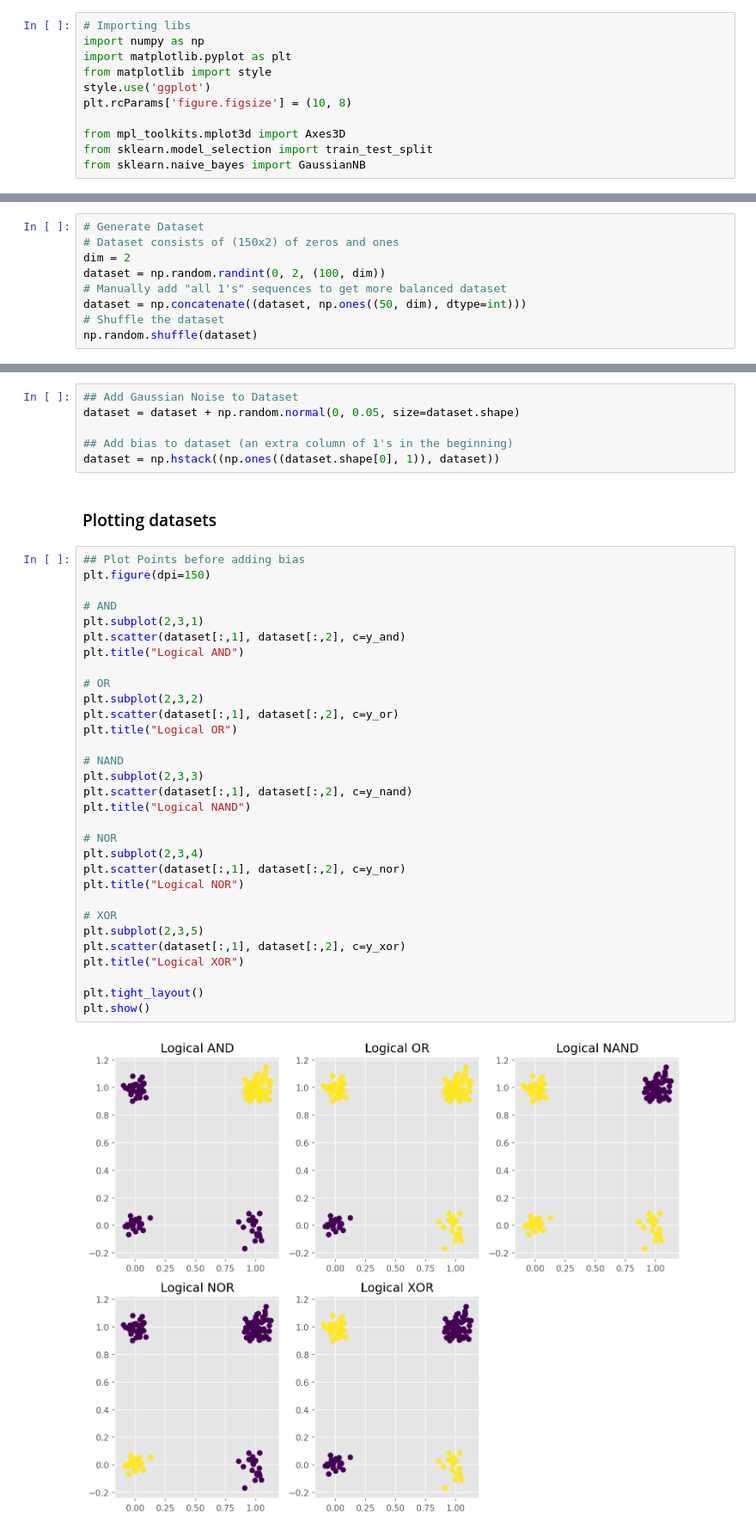
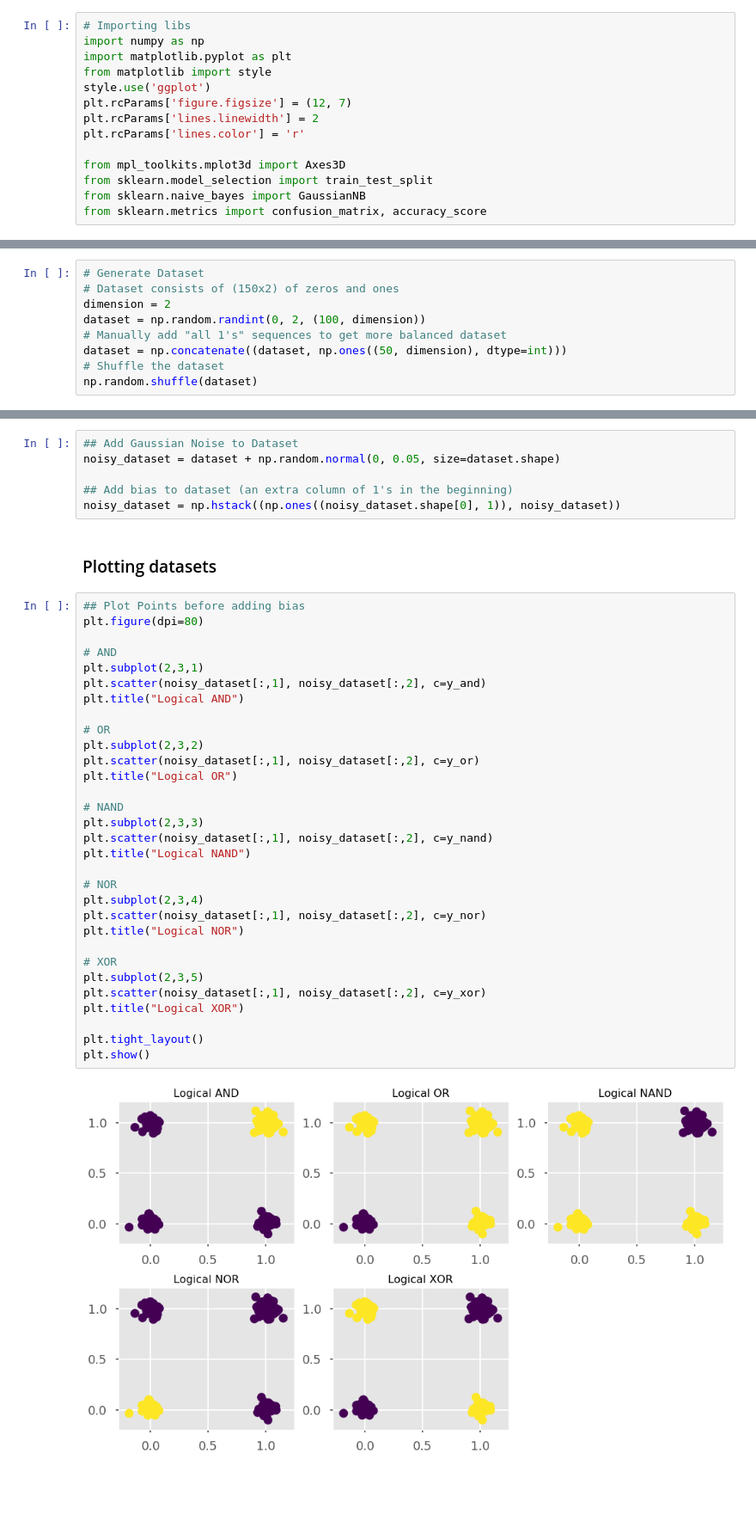
Before and after one commit to naivomah3/ml-deep-learning, a Jupyter notebook: 11-ann-perceptron/perceptron-learning.ipynb, the cells around one changed output, grey strips where cells are left out. Shown: that part at 86% size. Cells and saved outputs as stored; diff of their text form; blank space fills up the shorter version.

```diff
--- a/11-ann-perceptron/perceptron-learning.ipynb
+++ b/11-ann-perceptron/perceptron-learning.ipynb
@@ -7,11 +8,14 @@ import numpy as np
 import matplotlib.pyplot as plt
 from matplotlib import style
 style.use('ggplot')
-plt.rcParams['figure.figsize'] = (10, 8)
+plt.rcParams['figure.figsize'] = (12, 7)
+plt.rcParams['lines.linewidth'] = 2
+plt.rcParams['lines.color'] = 'r'
 
 from mpl_toolkits.mplot3d import Axes3D
 from sklearn.model_selection import train_test_split
 from sklearn.naive_bayes import GaussianNB
+from sklearn.metrics import confusion_matrix, accuracy_score
 # %% [markdown]
 ### Define logic Gates functions
 # %%
@@ -49,10 +54,10 @@ def hardlim(x_input, weight):
 # %%
 # Generate Dataset
 # Dataset consists of (150x2) of zeros and ones
-dim = 2
-dataset = np.random.randint(0, 2, (100, dim))
+dimension = 2
+dataset = np.random.randint(0, 2, (100, dimension))
 # Manually add "all 1's" sequences to get more balanced dataset
-dataset = np.concatenate((dataset, np.ones((50, dim), dtype=int)))
+dataset = np.concatenate((dataset, np.ones((50, dimension), dtype=int)))
 # Shuffle the dataset
 np.random.shuffle(dataset)
 # %% [markdown]
@@ -67,42 +74,42 @@ y_xor = np.apply_along_axis(_xor, 1, dataset)
 ### Adding Gaussian noise to the dataset
 # %%
 ## Add Gaussian Noise to Dataset
-dataset = dataset + np.random.normal(0, 0.05, size=dataset.shape)
+noisy_dataset = dataset + np.random.normal(0, 0.05, size=dataset.shape)
 
 ## Add bias to dataset (an extra column of 1's in the beginning)
-dataset = np.hstack((np.ones((dataset.shape[0], 1)), dataset))
+noisy_dataset = np.hstack((np.ones((noisy_dataset.shape[0], 1)), noisy_dataset))
 # %% [markdown]
 ### Plotting datasets
 # %%
 ## Plot Points before adding bias
-plt.figure(dpi=150)
+plt.figure(dpi=80)
 
 # AND
 plt.subplot(2,3,1)
-plt.scatter(dataset[:,1], dataset[:,2], c=y_and)
+plt.scatter(noisy_dataset[:,1], noisy_dataset[:,2], c=y_and)
 plt.title("Logical AND")
 
 # OR
 plt.subplot(2,3,2)
-plt.scatter(dataset[:,1], dataset[:,2], c=y_or)
+plt.scatter(noisy_dataset[:,1], noisy_dataset[:,2], c=y_or)
 plt.title("Logical OR")
 
 # NAND
 plt.subplot(2,3,3)
-plt.scatter(dataset[:,1], dataset[:,2], c=y_nand)
+plt.scatter(noisy_dataset[:,1], noisy_dataset[:,2], c=y_nand)
 plt.title("Logical NAND")
 
 # NOR
 plt.subplot(2,3,4)
-plt.scatter(dataset[:,1], dataset[:,2], c=y_nor)
+plt.scatter(noisy_dataset[:,1], noisy_dataset[:,2], c=y_nor)
 plt.title("Logical NOR")
 
 # XOR
 plt.subplot(2,3,5)
-plt.scatter(dataset[:,1], dataset[:,2], c=y_xor)
+plt.scatter(noisy_dataset[:,1], noisy_dataset[:,2], c=y_xor)
 plt.title("Logical XOR")
 
 plt.tight_layout()
 plt.show()
 # %% [output]
-[figure, old version]
+[figure, new version]
```
Also changed, not shown: parts of 40 cells of this notebook.
